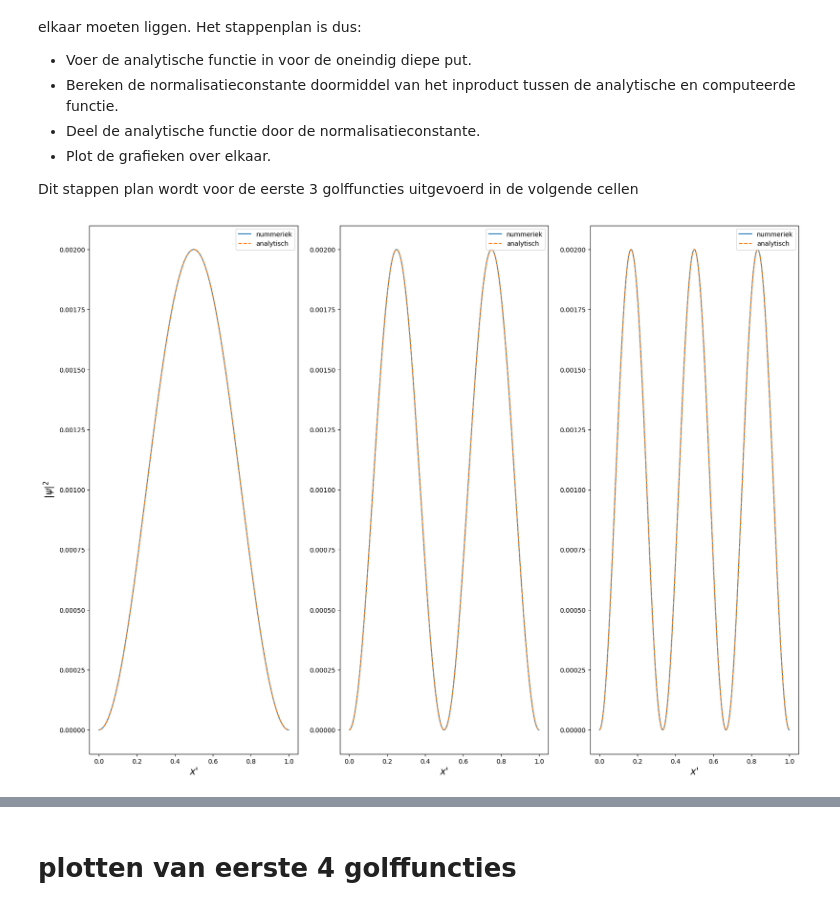
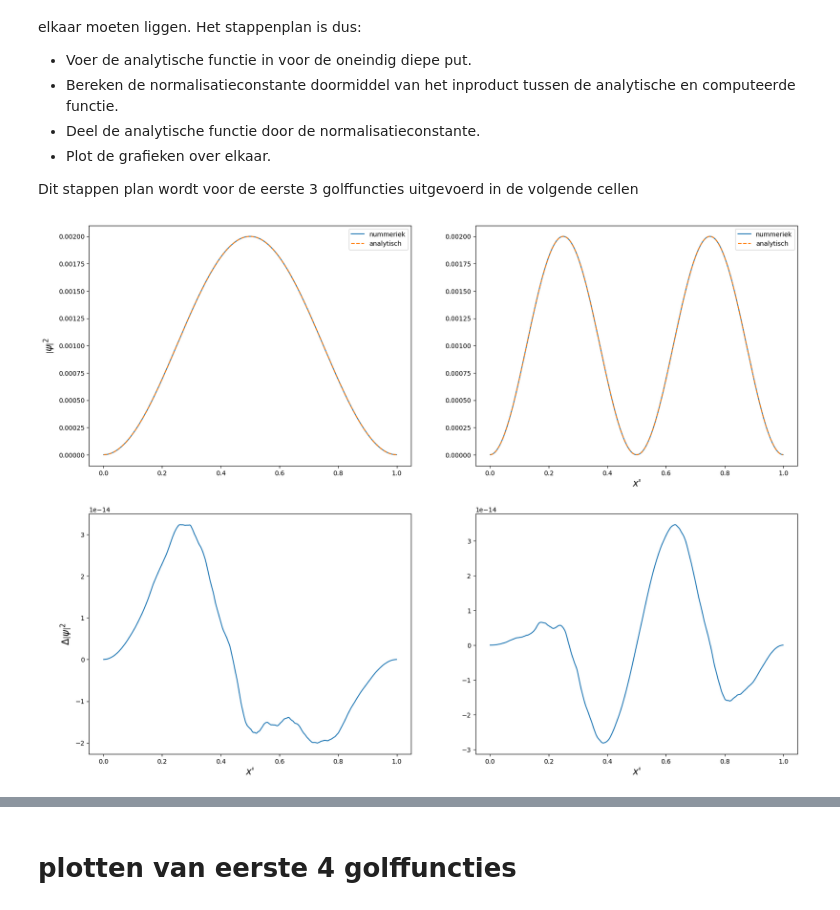
Before and after one commit to R4vante/School, a Jupyter notebook: ASIA/Infinite_well/1D-Schroedinger.ipynb, the cells around one changed output, grey strips where cells are left out. Saved outputs shown, nothing was run; the diff lists cells and outputs as text; code cells hidden in the pictures.

```diff
--- a/ASIA/Infinite_well/1D-Schroedinger.ipynb
+++ b/ASIA/Infinite_well/1D-Schroedinger.ipynb
@@ -194,27 +194,26 @@ psi_a3 = np.sqrt(2) * np.sin(3*np.pi*x)[1:-1]
 norm = psi_a3@psi[2]
 psi_a3 /= norm
 # %%
-fig, ax = plt.subplots(1,3, figsize=(20,15))
+fig, ax = plt.subplots(2,2, figsize=(20,15))
 
-ax[0].plot(x[1:-1], np.abs(psi[0])**2, label='nummeriek')
-ax[0].plot(x[1:-1], np.abs(psi_a1)**2, "--", label='analytisch')
+ax[0][0].plot(x[1:-1], np.abs(psi[0])**2, label='nummeriek')
+ax[0][0].plot(x[1:-1], np.abs(psi_a1)**2, "--", label='analytisch')
+ax[1][0].plot(x[1:-1:],np.abs(psi[0])**2 - np.abs(psi_a1)**2)
 
-ax[1].plot(x[1:-1], np.abs(psi[1])**2, label='nummeriek')
-ax[1].plot(x[1:-1], np.abs(psi_a2)**2, "--", label='analytisch')
+ax[0][1].plot(x[1:-1], np.abs(psi[1])**2, label='nummeriek')
+ax[0][1].plot(x[1:-1], np.abs(psi_a2)**2, "--", label='analytisch')
+ax[1][1].plot(x[1:-1:],np.abs(psi[1])**2 - np.abs(psi_a2)**2)
 
-ax[2].plot(x[1:-1], np.abs(psi[2])**2, label='nummeriek')
-ax[2].plot(x[1:-1], np.abs(psi_a3)**2, "--", label='analytisch')
+ax[1][0].set_xlabel(r"$x$'", fontsize=15)
+ax[1][1].set_xlabel(r"$x$'", fontsize=15)
+ax[0][0].set_ylabel(r"$\left| \psi \right|^2$", fontsize=15)
+ax[1][0].set_ylabel(r"$\Delta \left| \psi \right|^2$", fontsize=15)
 
-ax[0].set_xlabel(r"$x$'", fontsize=15)
-ax[0].set_ylabel(r"$\left| \psi \right|^2$", fontsize=15)
+ax[0][1].set_xlabel(r"$x$'", fontsize=15)
 
-ax[1].set_xlabel(r"$x$'", fontsize=15)
-ax[2].set_xlabel(r"$x$'", fontsize=15)
-
-ax[0].legend(loc = 'upper right')
-ax[1].legend(loc = 'upper right')
-ax[2].legend(loc = 'upper right')
+ax[0][0].legend(loc = 'upper right')
+ax[0][1].legend(loc = 'upper right')
 
 plt.show()
 # %% [output]
-[figure, old version]
+[figure, new version]
```
Also changed, not shown: parts of 6 cells of this notebook, 2 other files.
